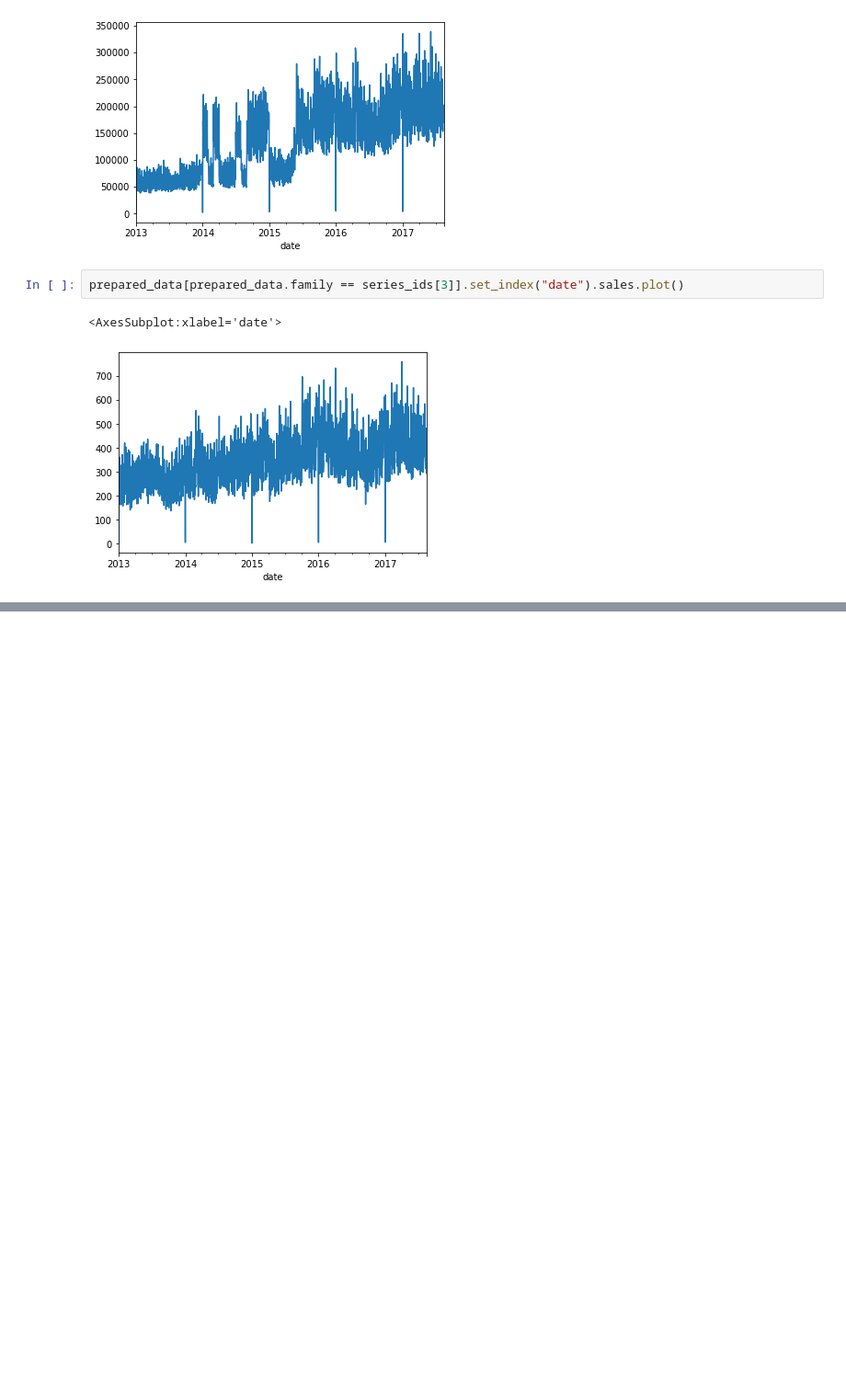
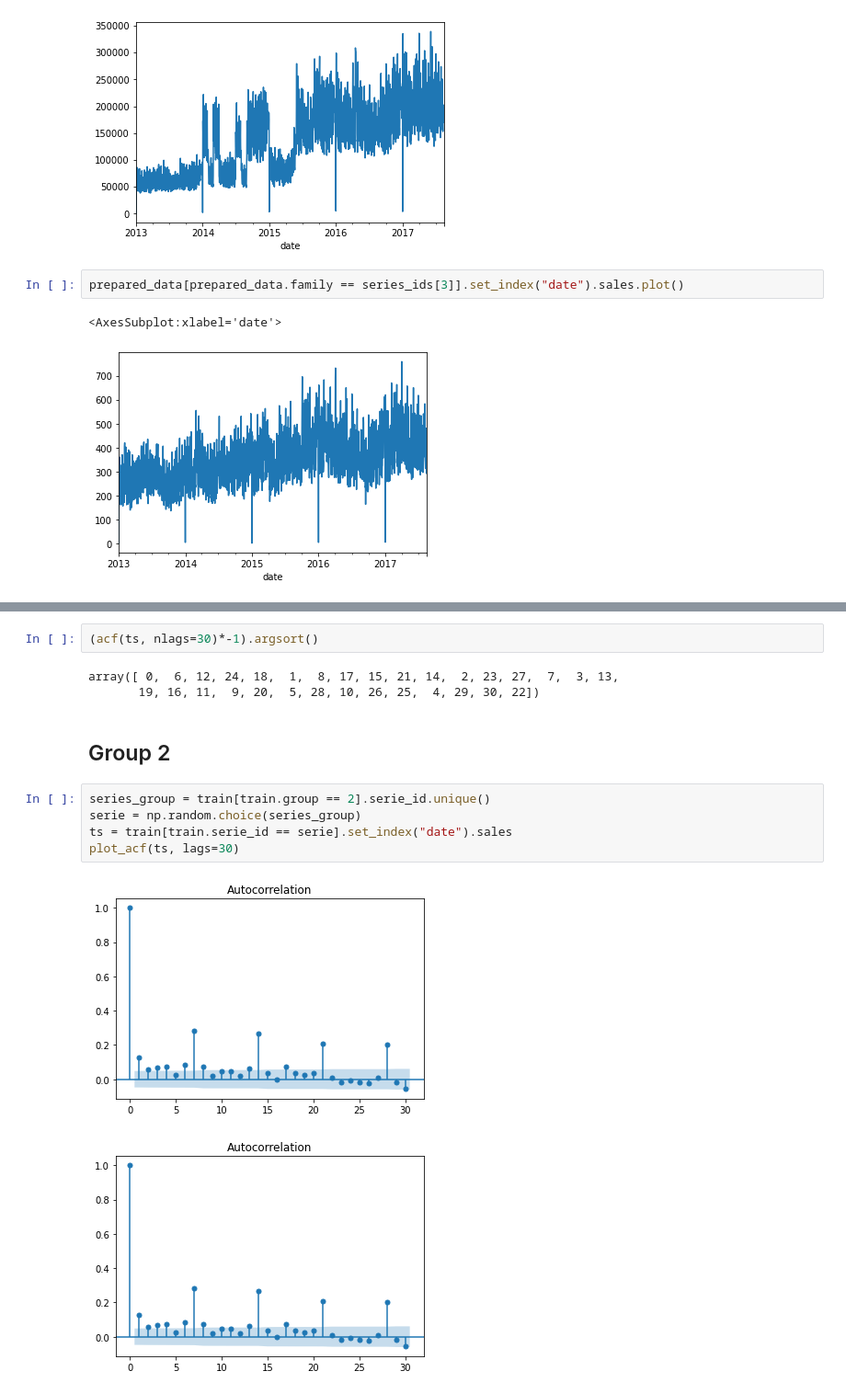
Before and after one commit to matheusfsa/time_series_kedro, a Jupyter notebook: notebooks/eda.ipynb, the cells around one changed output, grey strips where cells are left out. Shown: that part at 92% size. Drawn from its saved outputs; the diff is of its cells as text; blank space fills up the shorter version.

```diff
--- a/notebooks/eda.ipynb
+++ b/notebooks/eda.ipynb
@@ -270,0 +151,15 @@ Name: date, dtype: int64
+# %%
+(acf(ts, nlags=30)*-1).argsort()
+# %% [output]
+array([ 0,  6, 12, 24, 18,  1,  8, 17, 15, 21, 14,  2, 23, 27,  7,  3, 13,
+       19, 16, 11,  9, 20,  5, 28, 10, 26, 25,  4, 29, 30, 22])
+# %% [markdown]
+## Group 2
+# %%
+series_group = train[train.group == 2].serie_id.unique()
+serie = np.random.choice(series_group)
+ts = train[train.serie_id == serie].set_index("date").sales
+plot_acf(ts, lags=30)
+# %% [output]
+[figure, added]
+[figure, added]
```
Also changed, not shown: parts of 34 cells of this notebook, 1 other file.
